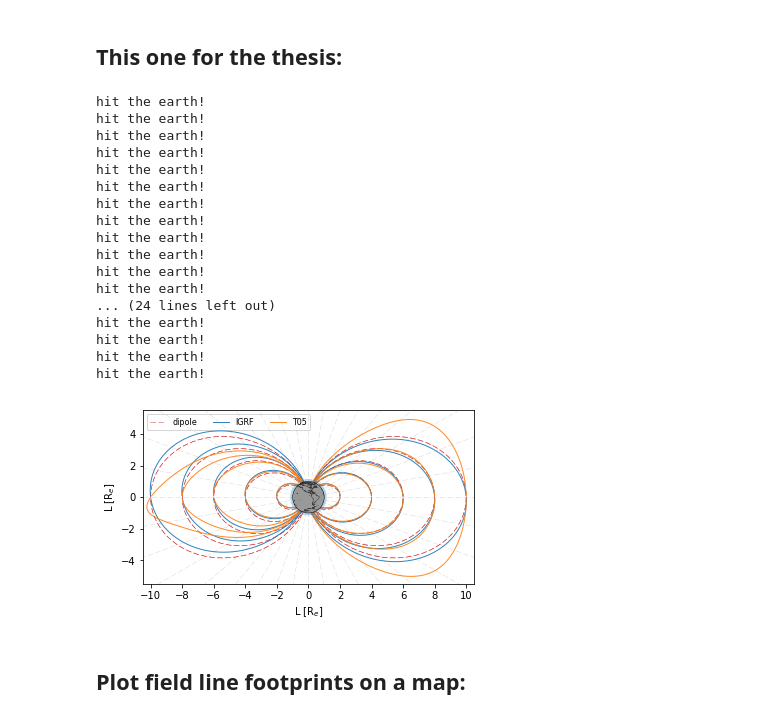
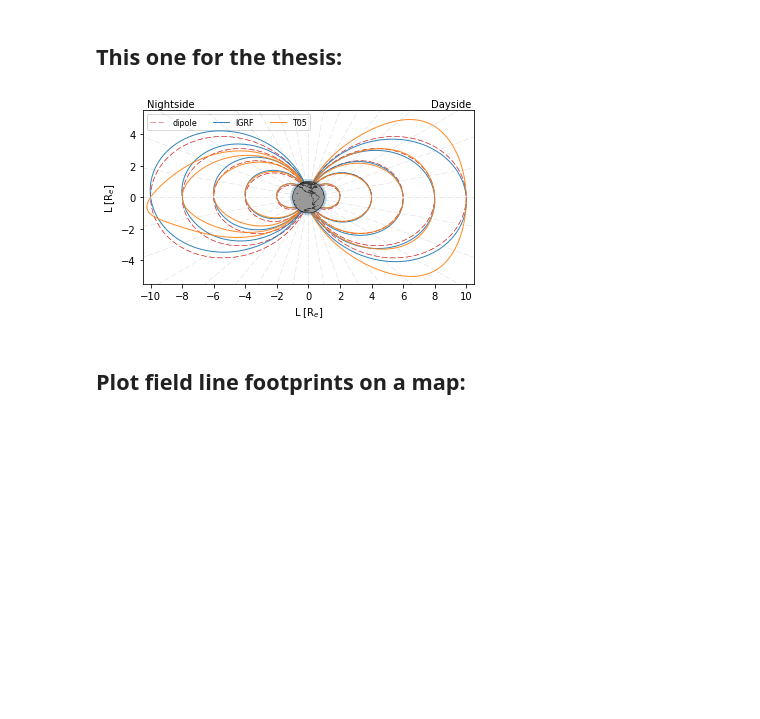
Before and after one commit to asousa/thesis_figures, a Jupyter notebook: plot_field_lines_IGRF.ipynb, the cells around one changed output. Drawn from its saved outputs; the diff is of its cells as text; code cells hidden in the pictures; blank space fills up the shorter version.

```diff
--- a/plot_field_lines_IGRF.ipynb
+++ b/plot_field_lines_IGRF.ipynb
@@ -816,51 +816,36 @@ for L in [-10,-8,-6,-4,-2, 2,4,6,8,10]:
         tsygplots.append(ptsyg)
 
         # Dipole field
         lam = np.linspace(-80,80,181)
         L_r = L*pow(np.cos(lam*D2R),2)
         Lx  = L_r*np.cos(lam*D2R)
         Ly  = L_r*np.sin(lam*D2R)
         pdip = ax.plot(Lx,Ly,linewidth=0.5, color=plt.cm.Vega10(3), linestyle='dashed',alpha=0.9, zorder=96, label='dipole')  # Field line
         dipoleplots.append(pdip)
 
 ax.set_xticks(np.arange(-10, 11, 2))
 ax.set_xlim([-10.5,10.5])
 ax.set_ylim([-5.5, 5.5])
 
 ax.legend(handles=[pdip[0], pigrf[0], ptsyg[0]],  ncol=3, framealpha=None)
 
+ax.text(7.8,5.7,'Dayside')
+ax.text(-10.2,5.7,'Nightside')
 
 
 
 
 
 ax.set_aspect('equal')
 
 ax.set_xlabel('L [R$_e$]')
 ax.set_ylabel('L [R$_e$]')
 
 fig.tight_layout()
 fig.savefig('fieldline_models.pdf')
 fig.savefig('fieldline_models.png',dpi=300)
 # %% [output]
-hit the earth!
-hit the earth!
-hit the earth!
-hit the earth!
-hit the earth!
-hit the earth!
-hit the earth!
-hit the earth!
-hit the earth!
-hit the earth!
-hit the earth!
-hit the earth!
-... (24 lines left out)
-hit the earth!
-hit the earth!
-hit the earth!
-hit the earth!
-[figure, old version]
+[figure, new version]
 # %% [markdown]
 ## Plot field line footprints on a map:
 # %%
```
Also changed, not shown: 4 other files.
